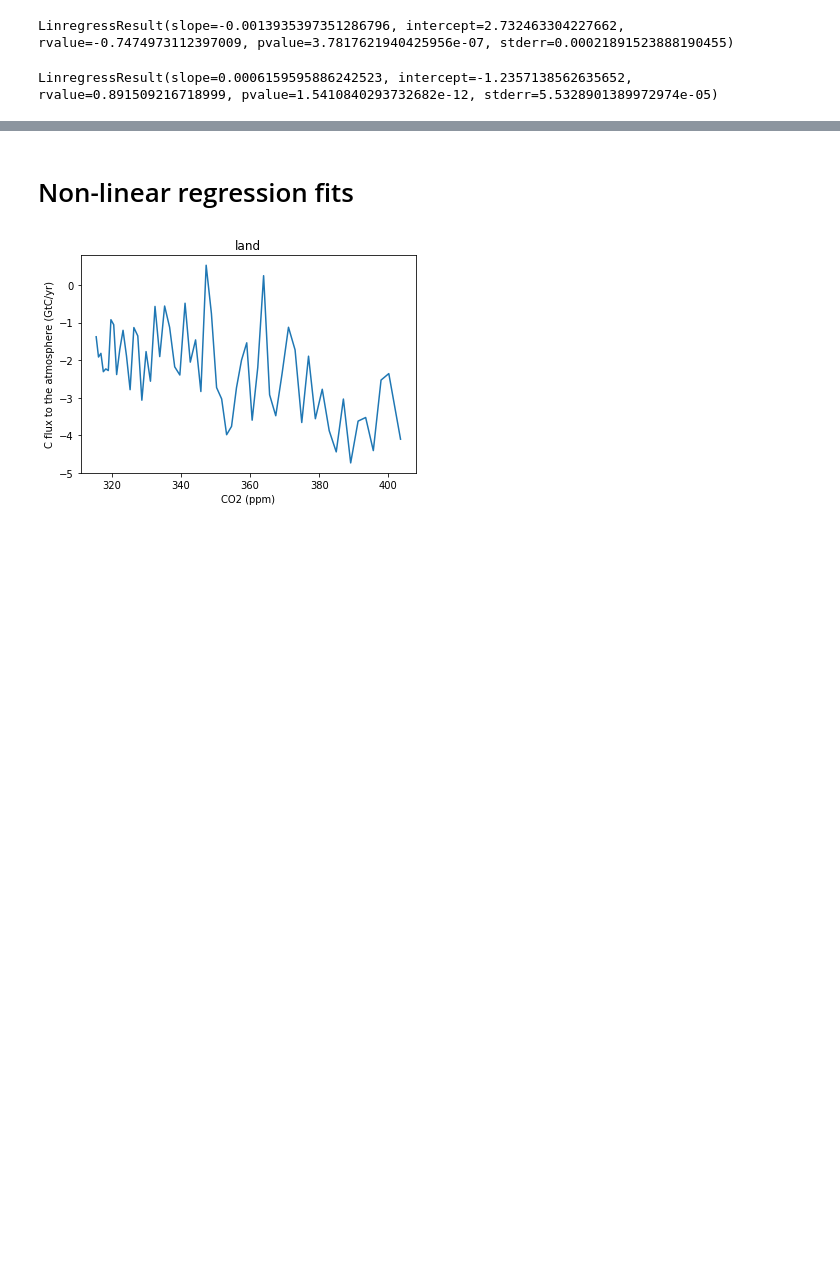
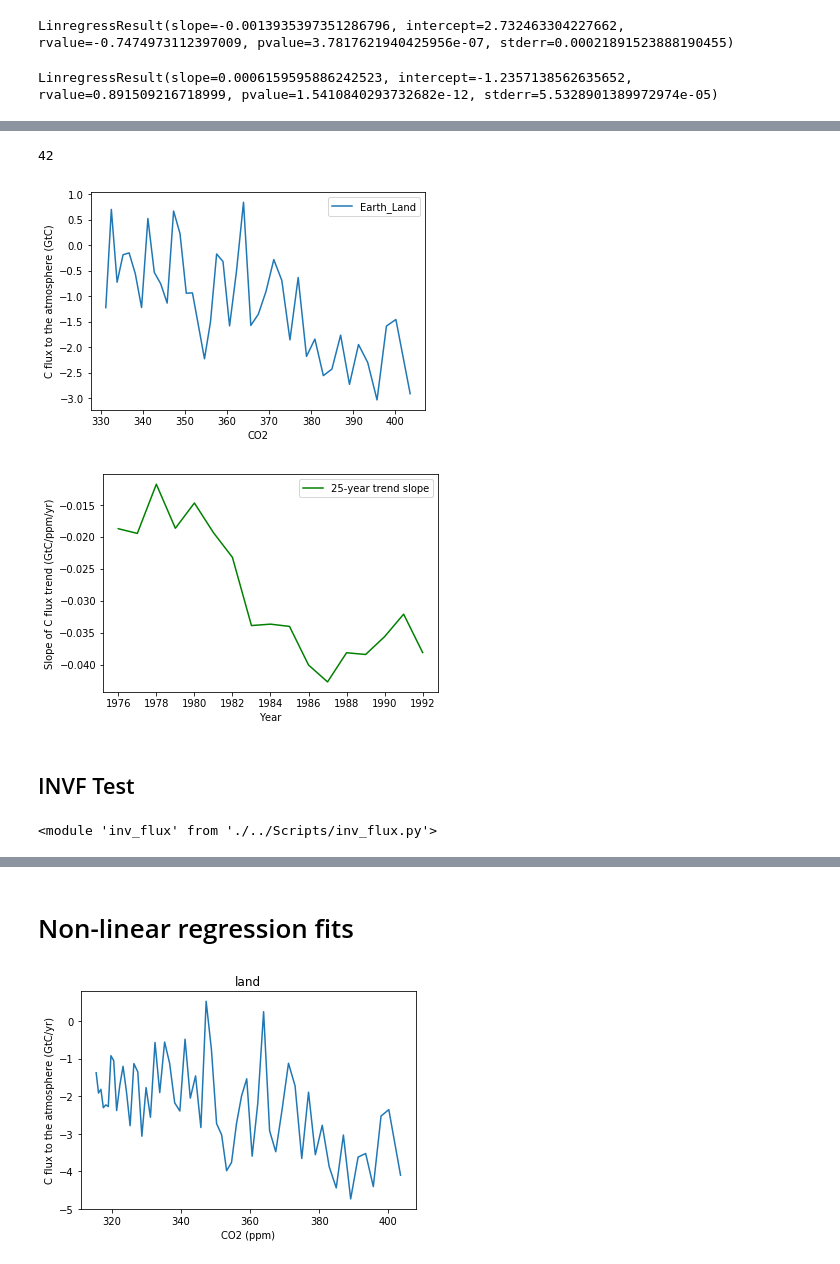
Before and after one commit to rursino/carbon-cycle-feedbacks, a Jupyter notebook: Peylin_flux/Notebooks/CO2_reg.ipynb, the cells around one changed output, grey strips where cells are left out. Cells and saved outputs as stored; diff of their text form; code cells hidden in the pictures; blank space fills up the shorter version.

Commit message:
rolling trend analysis in INVF class with outputs

```diff
--- a/Peylin_flux/Notebooks/CO2_reg.ipynb
+++ b/Peylin_flux/Notebooks/CO2_reg.ipynb
@@ -137,0 +148,5 @@ LinregressResult(slope=0.0006159595886242523, intercept=-1.2357138562635652, rva
+# %%
+fJENA_s76 = "./../Output/output_raw/output_all/JENA_s76_all/year.pik"
+JENA_s76 = pickle.load(open(fJENA_s76, "rb"))
+
+JENA_s76
@@ -137,0 +250,4 @@ LinregressResult(slope=0.0006159595886242523, intercept=-1.2357138562635652, rva
+# %%
+len(JENA_s76.Earth_Land)
+# %% [output]
+42
@@ -137,0 +298,7 @@ LinregressResult(slope=0.0006159595886242523, intercept=-1.2357138562635652, rva
+# %%
+rolling_trend(self=JENA_s76, variable="Earth_Land", window_size=25);
+# %% [output]
+[figure, added]
+[figure, added]
+# %% [markdown]
+## INVF Test
@@ -137,0 +307,4 @@ LinregressResult(slope=0.0006159595886242523, intercept=-1.2357138562635652, rva
+# %%
+ilib.reload(invf)
+# %% [output]
+<module 'inv_flux' from './../Scripts/inv_flux.py'>
```
Also changed, not shown: parts of 26 cells of this notebook, 33 other files.
